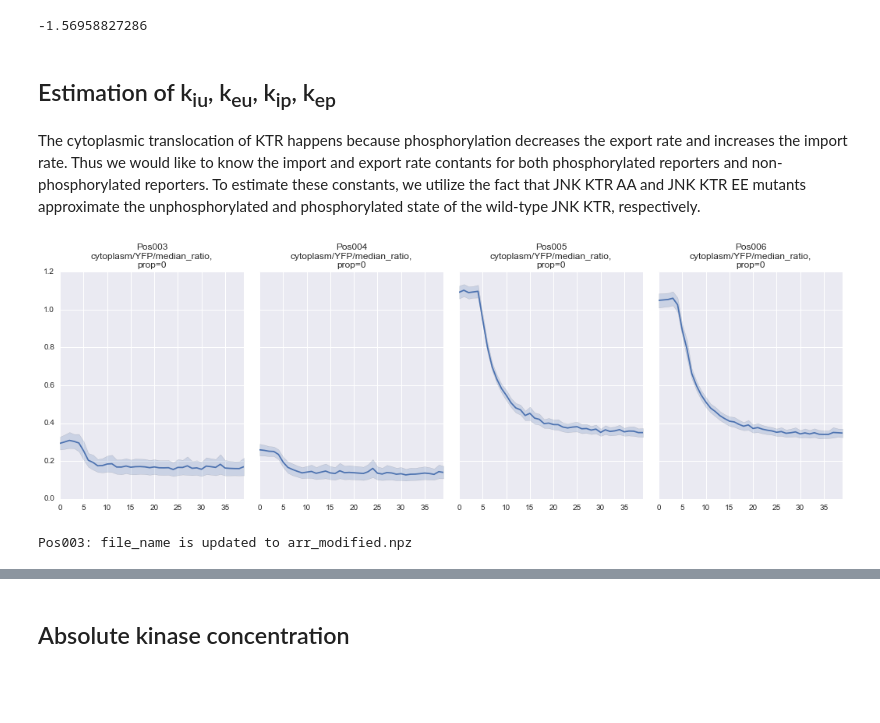
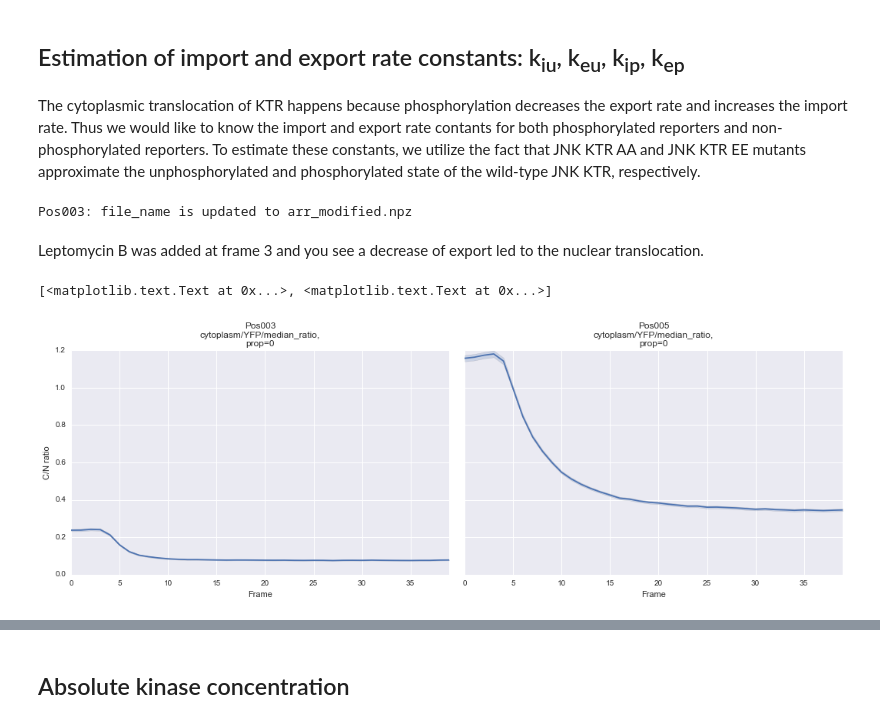
Before and after one commit to macklin/covertrace, a Jupyter notebook: KTRProtocol.ipynb, the cells around one changed output, grey strips where cells are left out. Cells and saved outputs as stored; diff of their text form; code cells hidden in the pictures; blank space fills up the shorter version.

```diff
--- a/KTRProtocol.ipynb
+++ b/KTRProtocol.ipynb
@@ -57,10 +74,5 @@ for site in sites:
-# %%
-estimated_k_v = np.nanmean((r_n_2 - r_n_1)/(r_c_1 - r_c_2))
-print estimated_k_v
-# %% [output]
--1.56958827286
 # %% [markdown]
-## Estimation of k<sub>iu</sub>, k<sub>eu</sub>, k<sub>ip</sub>, k<sub>ep</sub>
+## Estimation of import and export rate constants: k<sub>iu</sub>, k<sub>eu</sub>, k<sub>ip</sub>, k<sub>ep</sub>
 # %% [markdown]
 The cytoplasmic translocation of KTR happens because phosphorylation decreases the export rate and increases
 the import rate. Thus we would like to know the import and export rate contants for both phosphorylated reporters and
@@ -72,8 +84,16 @@ parent_folder_mut = join(data_folder, 'LMB')
 sub_folders_mut = ['Pos003', 'Pos004', 'Pos005', 'Pos006']
 conditions_mut = ['JNK_AA', 'JNK_AA', 'JNK_EE', 'JNK_EE']
 sites_mut = Sites(parent_folder_mut, sub_folders_mut, conditions_mut, file_name='df_cleaned.npz')
+sites_mut.merge_conditions()
+# %% [output]
+Pos003: file_name is updated to arr_modified.npz
+# %% [markdown]
+Leptomycin B was added at frame 3 and you see a decrease of export led to the nuclear translocation.
 # %%
 sites_mut.staged.state = ['cytoplasm', 'YFP', 'median_ratio']
 fig, axes = sites_mut.iterate(plot_tsplot)
+axes[0].set_ylabel('C/N ratio')
+[ax.set_xlabel('Frame') for ax in axes]
 # %% [output]
+[<matplotlib.text.Text at 0x...>, <matplotlib.text.Text at 0x...>]
-[figure, old version]
+[figure, new version]
@@ -87,7 +100,3 @@ fig, axes = sites_mut.iterate(plot_tsplot)
-# %%
-sites_mut.merge_conditions()
-# %% [output]
-Pos003: file_name is updated to arr_modified.npz
 # %%
 aa_ratio = sites_mut.Pos003.data['cytoplasm', 'YFP', 'median_ratio']
 ee_ratio = sites_mut.Pos005.data['cytoplasm', 'YFP', 'median_ratio']
```
Also changed, not shown: parts of 75 cells of this notebook, 3 other files.
